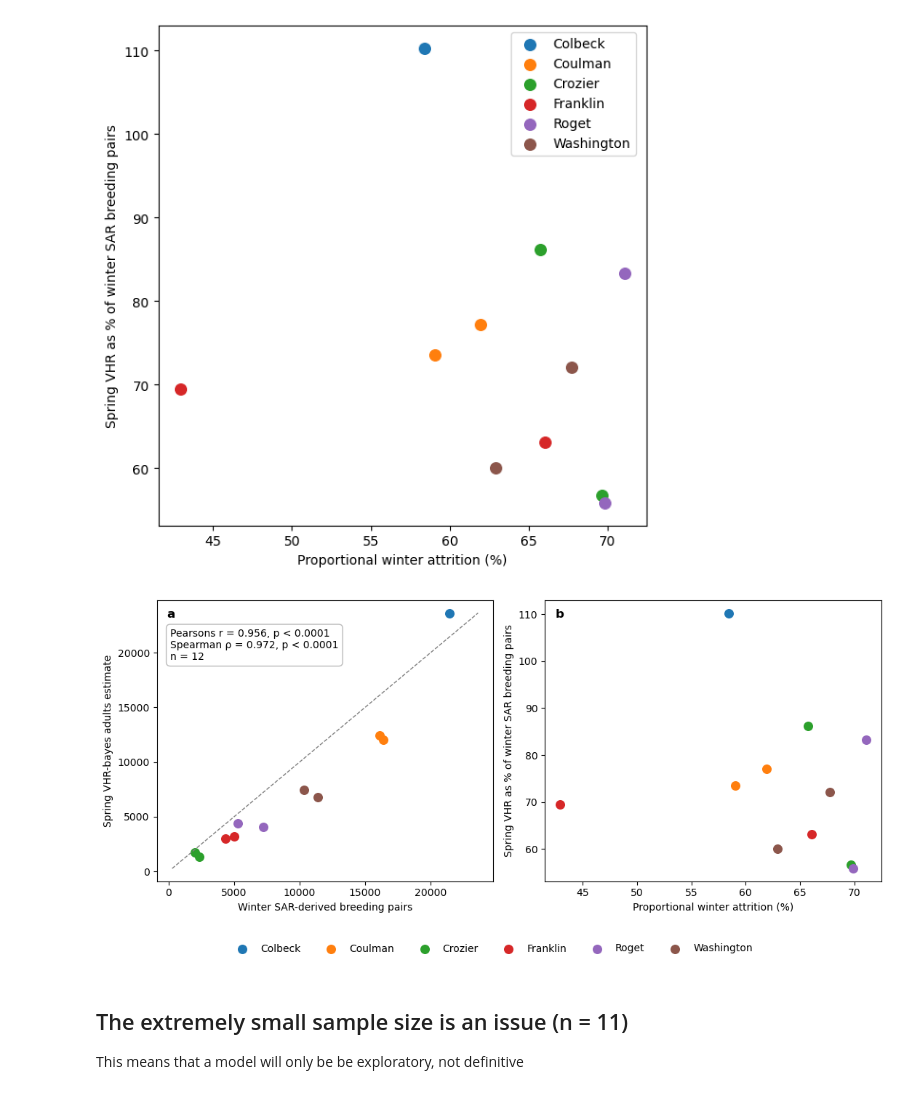
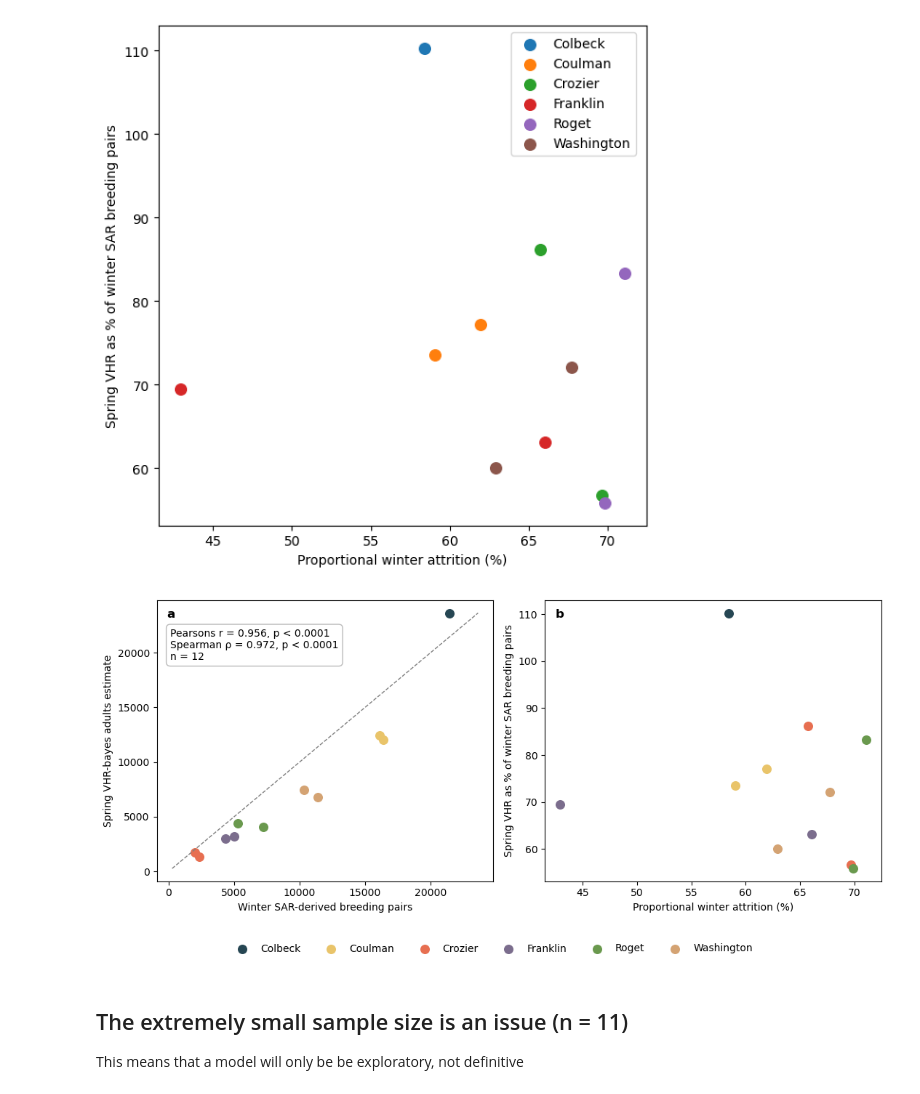
Before and after one commit to rosetazetta/SAR_RossSea_compare, a Jupyter notebook: Code/RS_comparitive_analysis.ipynb, the cells around one changed output. Saved outputs shown, nothing was run; the diff lists cells and outputs as text; code cells hidden in the pictures.

Commit message:
Updating figures and code

```diff
--- a/Code/RS_comparitive_analysis.ipynb
+++ b/Code/RS_comparitive_analysis.ipynb
@@ -1595,6 +1595,20 @@ fig, axes = plt.subplots(
 )
 
 ax1, ax2 = axes
+
+# ---------------------------------------------------------
+# Colony colours — keep these consistent across figures
+# ---------------------------------------------------------
+
+colony_colors = {
+    "Beaufort": "#007C83",
+    "Colbeck": "#264653",
+    "Coulman": "#E9C46A",
+    "Crozier": "#E76F51",
+    "Franklin": "#7B6D8D",
+    "Roget": "#6A994E",
+    "Washington": "#D4A373"
+}
 
 
 # =========================================================
@@ -1711,34 +1725,34 @@ ax2.text(
 handles, labels = ax1.get_legend_handles_labels()
 
 fig.legend(
     handles,
     labels,
     loc='upper center',
     bbox_to_anchor=(0.5, 0.05),
     ncol=7,
     frameon=False
 )
 
 
 plt.tight_layout(rect=[0, 0.08, 1, 1])
 
 
 # ---------------------------------------------------------
 # Save
 # ---------------------------------------------------------
 
 plt.savefig(
     os.path.join(
         INPUTPATH,
         "Results/VHR_SARbp_relationships.png"
     ),
     bbox_inches='tight',
     dpi=600
 )
 
 plt.show()
 # %% [output]
-[figure, old version]
+[figure, new version]
 # %% [markdown]
 ## The extremely small sample size is an issue (n = 11)
 
```
Also changed, not shown: parts of 13 cells of this notebook, 3 other files.
